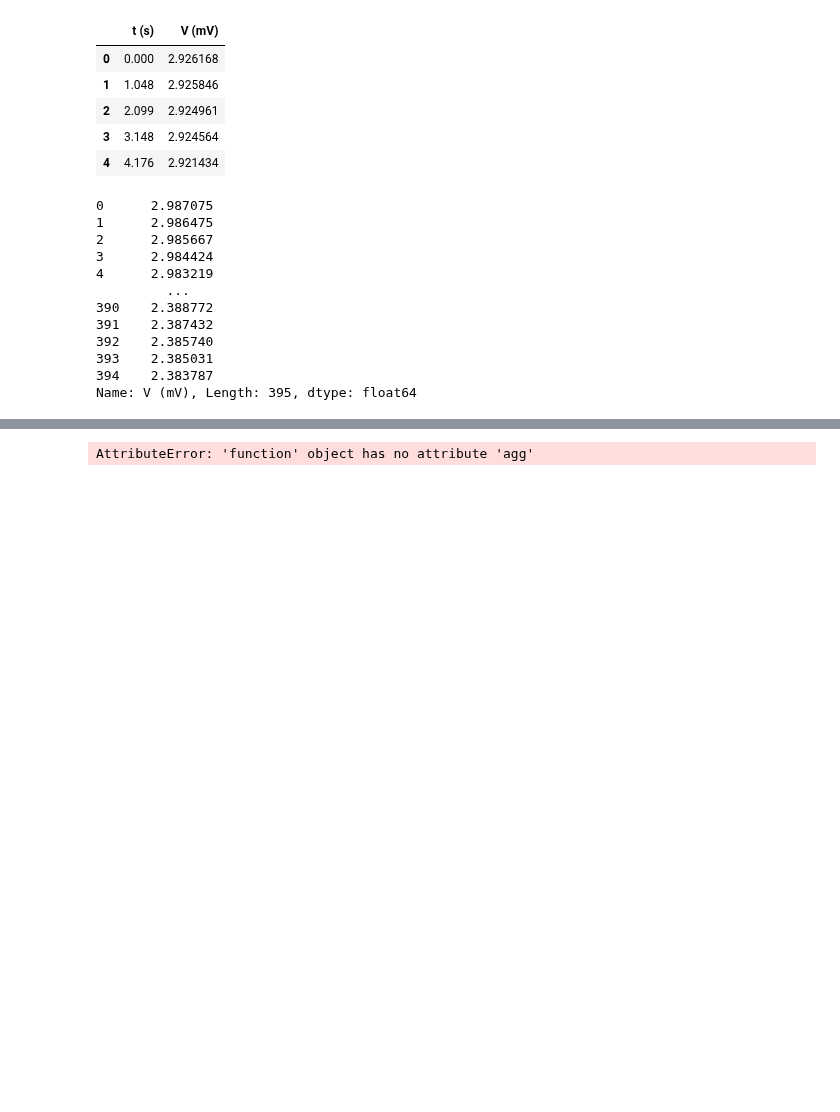
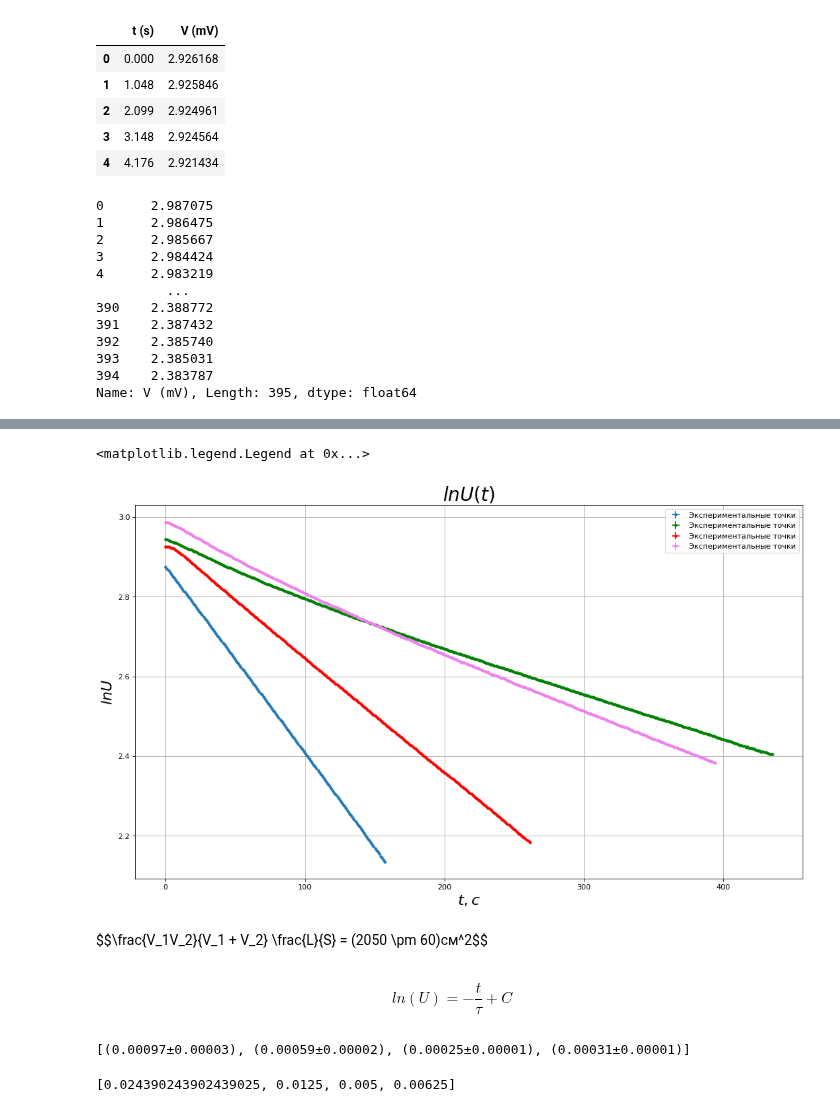
Before and after one commit to skolkovo-bba/labs3, a Jupyter notebook: 2.2.1/2.1.1наша.ipynb, the cells around one changed output, grey strips where cells are left out. Saved outputs shown, nothing was run; the diff lists cells and outputs as text; code cells hidden in the pictures; blank space fills up the shorter version.

```diff
--- a/2.2.1/2.1.1наша.ipynb
+++ b/2.2.1/2.1.1наша.ipynb
@@ -82,3 +82,8 @@ m4["V (mV)"]
 393    2.385031
 394    2.383787
 Name: V (mV), Length: 395, dtype: float64
+# %%
+m3=pd.read_csv('200.csv')
+m3["t (s)"]
+m3["V (mV)"]=m3["V (mV)"].agg(get_var).agg(np.log)
+m3["V (mV)"]
@@ -85,17 +103,21 @@ Name: V (mV), Length: 395, dtype: float64
 # %%
 k1, b1 = curve_fit(line, m1["t (s)"], m1["V (mV)"])
 k2, b2 = curve_fit(line, m2["t (s)"], m2["V (mV)"])
 k3, b3 = curve_fit(line, m3["t (s)"], m3["V (mV)"])
 k4, b4 = curve_fit(line, m4["t (s)"], m4["V (mV)"])
+k5, b5 = curve_fit(line, m4["t (s)"], m4["V (mV)"])
 plt.figure(figsize=(16, 9), dpi=80)
 plt.errorbar(x=m1["t (s)"], xerr=m1["t (s)"].agg(get_err), y=m1["V (mV)"], yerr=m1["V (mV)"].agg(get_err), fmt='.', label='Экспериментальные точки')
 plt.errorbar(x=m3["t (s)"], xerr=m3["t (s)"].agg(get_err), y=m3["V (mV)"], yerr=m3["V (mV)"].agg(get_err), fmt='.', label='Экспериментальные точки',  color="green")
 plt.errorbar(x=m2["t (s)"], xerr=m2["t (s)"].agg(get_err), y=m2["V (mV)"], yerr=m2["V (mV)"].agg(get_err), fmt='.', label='Экспериментальные точки', color="red")
 plt.errorbar(x=m4["t (s)"], xerr=m4["t (s)"].agg(get_err), y=m4["V (mV)"], yerr=m4["V (mV)"].agg(get_err), fmt='.', label='Экспериментальные точки', color="violet")
+
+
 plt.title(r"$lnU(t)$", fontsize=25)
 plt.xlabel(r"$ t, c $", fontsize=20)
 plt.ylabel(r"$lnU$", fontsize=20)
 plt.grid(True)
 plt.legend()
 # %% [output]
-AttributeError: 'function' object has no attribute 'agg'
+<matplotlib.legend.Legend at 0x...>
+[figure, added]
@@ -101,0 +128,11 @@ AttributeError: 'function' object has no attribute 'agg'
+# %% [markdown]
+$$\frac{V_1V_2}{V_1 + V_2} \frac{L}{S} = (2050 \pm 60)см^2\$$
+# %% [markdown]
+$$ln(U) = -\frac{t}{\tau} + C$$
+# %%
+D=[]
+for i in range(1,5):
+    D.append(-const*eval(f"k{i}"))
+D
+# %% [output]
+[(0.00097±0.00003), (0.00059±0.00002), (0.00025±0.00001), (0.00031±0.00001)]
@@ -101,0 +141,7 @@ AttributeError: 'function' object has no attribute 'agg'
+# %%
+m=[]
+for i in range(0,4):
+    m.append(1/P[i])
+m
+# %% [output]
+[0.024390243902439025, 0.0125, 0.005, 0.00625]
```
Also changed, not shown: parts of 7 cells of this notebook, 1 other file.
